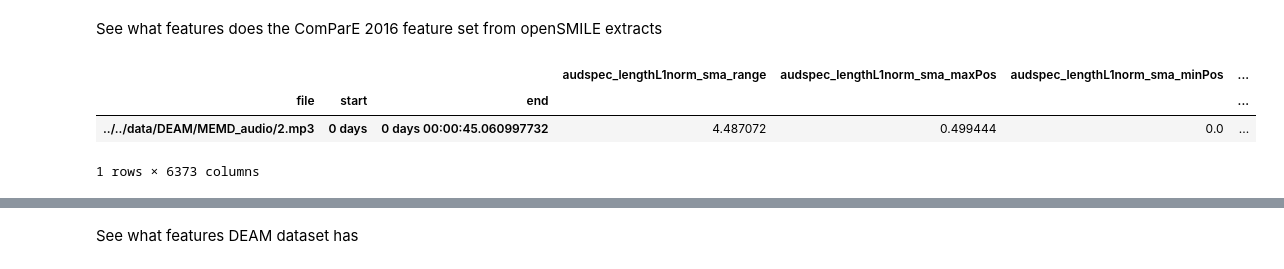
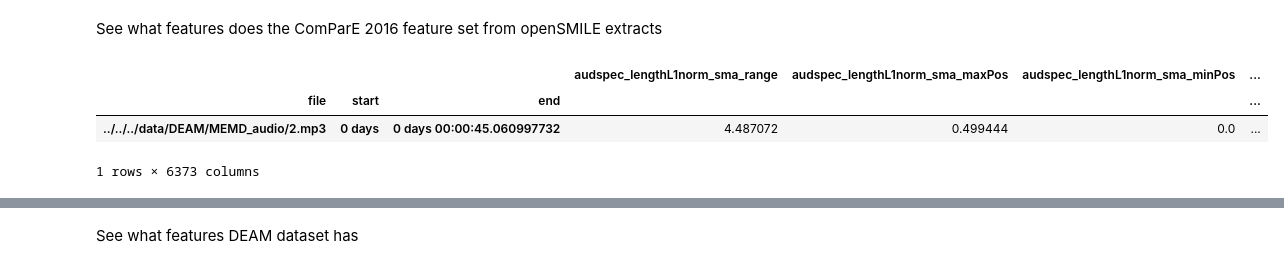
Before and after one commit to Fe-56/CDeeS, a Jupyter notebook: research/notebooks/DEAM/deam_feature_extraction.ipynb, the cells around one changed output, grey strips where cells are left out. Cells and saved outputs as stored; diff of their text form; code cells hidden in the pictures.

Commit message:
Clean up data extraction and data preprocessing

```diff
--- a/research/notebooks/DEAM/deam_feature_extraction.ipynb
+++ b/research/notebooks/DEAM/deam_feature_extraction.ipynb
@@ -24,12 +24,12 @@ smile = opensmile.Smile(
 # %% [markdown]
 See what features does the ComParE 2016 feature set from openSMILE extracts
 # %%
-df_sample = smile.process_file(f'../../data/DEAM/MEMD_audio/2.mp3')
+df_sample = smile.process_file(SAMPLE_DEAM_AUDIO_PATH)
 df_sample
 # %% [output]
 |  |  |  | audspec_lengthL1norm_sma_range | audspec_lengthL1norm_sma_maxPos | audspec_lengthL1norm_sma_minPos | ... |
 | file | start | end |  |  |  | ... |
-| ../../data/DEAM/MEMD_audio/2.mp3 | 0 days | 0 days 00:00:45.060997732 | 4.487072 | 0.499444 | 0.0 | ... |
+| ../../../data/DEAM/MEMD_audio/2.mp3 | 0 days | 0 days 00:00:45.060997732 | 4.487072 | 0.499444 | 0.0 | ... |
 1 rows × 6373 columns
 # %%
 df_sample.columns.to_list()
```
Also changed, not shown: parts of 22 cells of this notebook, 27 other files.
